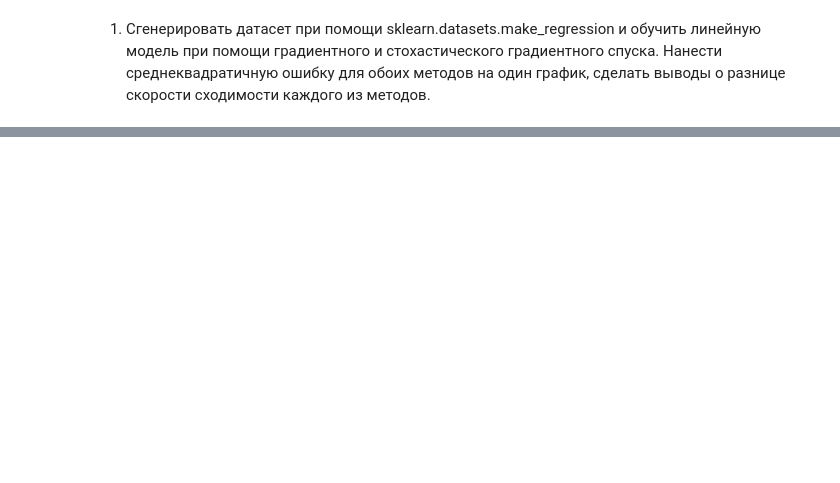
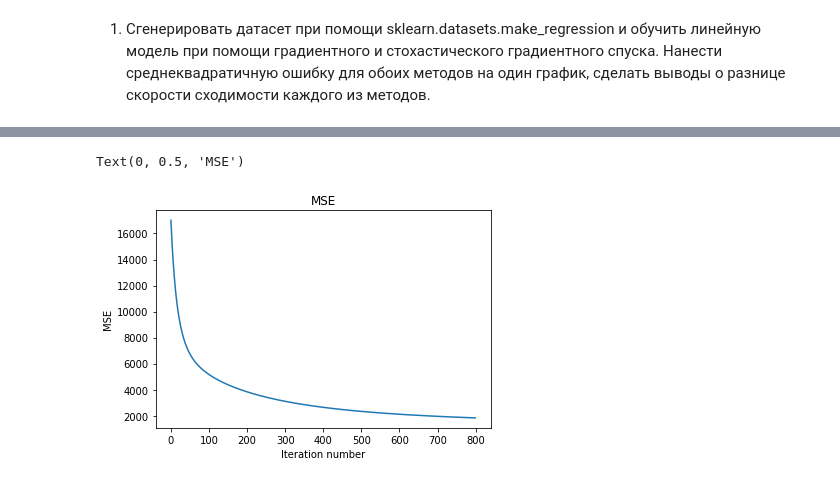
Before and after one commit to npoxopob/ml_alg, a Jupyter notebook: Урок_2_Масштабирование_признаков_L1_и_L2_регуляризация_Стохастический_градиентный_спуск.ipynb, the cells around one changed output, grey strips where cells are left out. Saved outputs shown, nothing was run; the diff lists cells and outputs as text; code cells hidden in the pictures; blank space fills up the shorter version.

```diff
--- a/Урок_2_Масштабирование_признаков_L1_и_L2_регуляризация_Стохастический_градиентный_спуск.ipynb
+++ b/Урок_2_Масштабирование_признаков_L1_и_L2_регуляризация_Стохастический_градиентный_спуск.ipynb
@@ -5,3 +7,4 @@ from sklearn.datasets import make_regression
 # %%
 # generate regression dataset
-X, y = make_regression(n_samples=100, n_features=4, noise=0.5)
+X, y = make_regression(random_state=0)
+y
@@ -20,8 +41,11 @@ class GradientDescent:
 
     assert metric in self.metrics, f"Metric {metric} is not allowed"
 
+    self.x = X.copy()
+    self.y = y.copy()
+
     # Weights vector
-    self.w = np.random.randn(X.shape[0])
+    self.w = np.random.randn(self.x.shape[0])
 
     # Total iterations
     self.iter_count = iter_count
@@ -29,23 +53,21 @@ class GradientDescent:
     # Alpha coeff
     self.alpha = alpha
 
-    self.x = X.copy()
-    self.y = y.copy()
-
     self.metric = self.metrics[metric]
 
     self.result_per_count = result_per_count
 
     self.listing = listing
 
+    self.err = []
+
   def fit(self):
     n = self.x.shape[1]
 
     for i in range(self.iter_count):
       y_pred = np.dot(self.w, self.x)
-      err = self.metric(self.y, y_pred)
+      self.err.append(self.metric(self.y, y_pred))
 
       self.w -= self.alpha * (1/n * 2 * np.dot((y_pred - y), self.x.T))
 
-      if self.listing and i % self.result_per_count == 0:
-        print(i , self.w, err)
+    return self.err
@@ -51,0 +128,3 @@ class GradientDescent:
+# %%
+gs = GradientDescent(X, y, alpha=1e-2, iter_count=800)
+e_gs = gs.fit()
@@ -51,0 +134,8 @@ class GradientDescent:
+# %%
+plt.plot(range(len(e_gs)), e_gs)
+plt.title('MSE')
+plt.xlabel('Iteration number')
+plt.ylabel('MSE')
+# %% [output]
+Text(0, 0.5, 'MSE')
+[figure, added]
```
Also changed, not shown: parts of 15 cells of this notebook.
